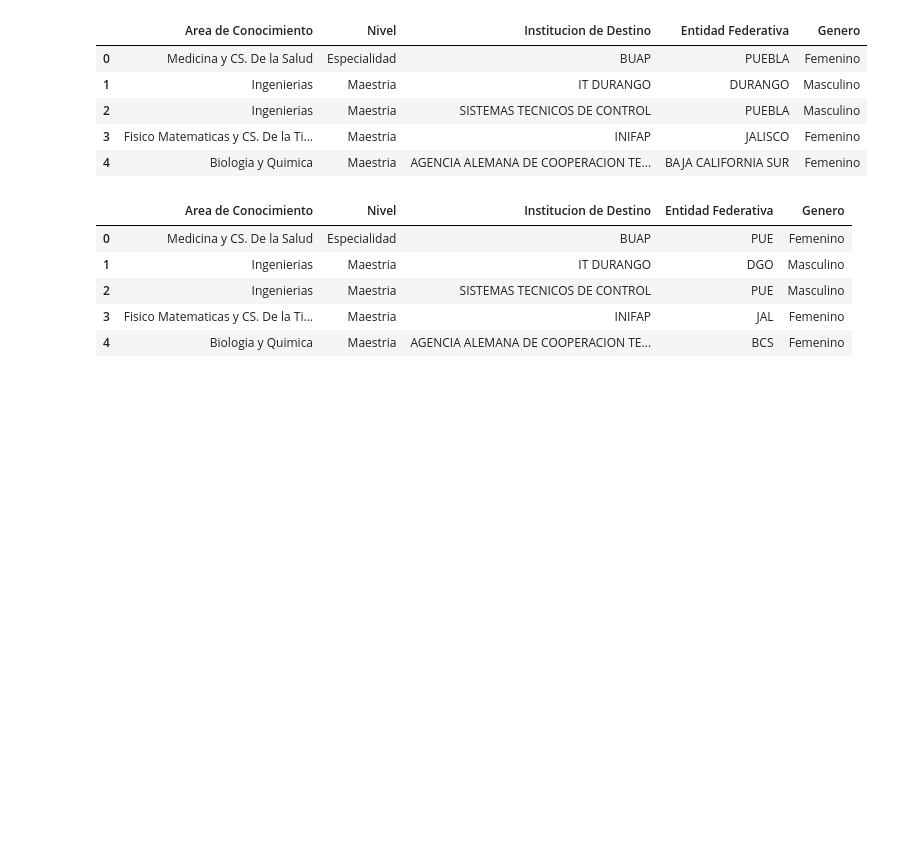
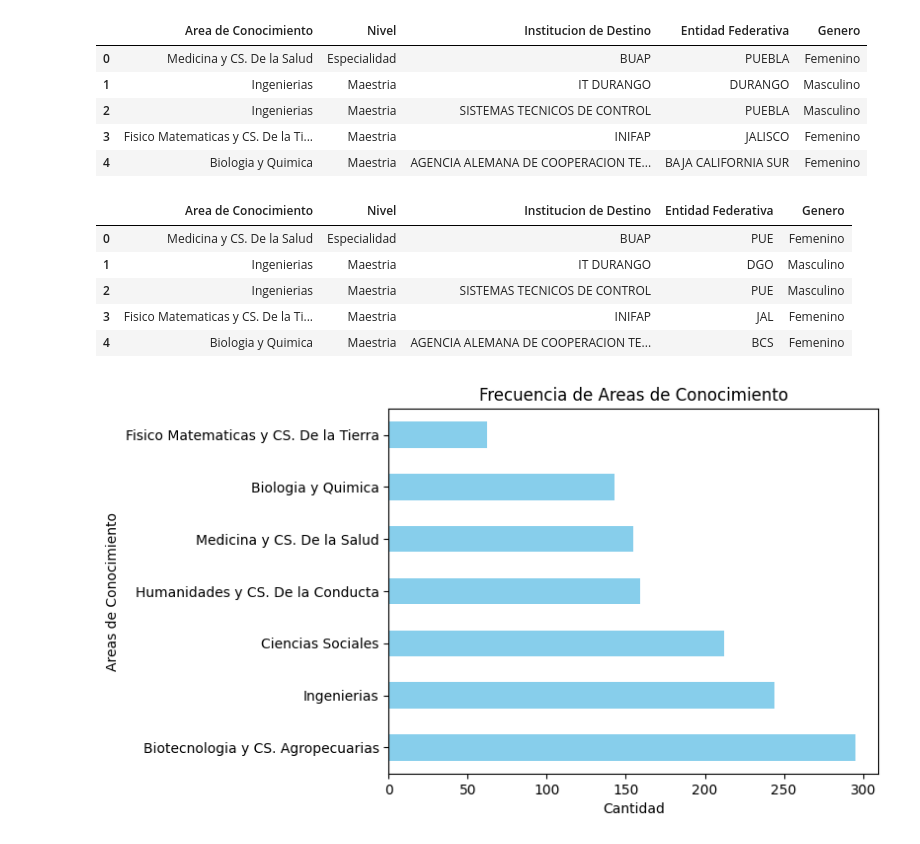
Before and after one commit to rochagose/eda-becas-mixtas-MX, a Jupyter notebook: EDABecasMexMixt.ipynb, the cells around one changed output. Drawn from its saved outputs; the diff is of its cells as text; code cells hidden in the pictures; blank space fills up the shorter version.

Commit message:
Graficas de barra

```diff
--- a/EDABecasMexMixt.ipynb
+++ b/EDABecasMexMixt.ipynb
@@ -270,3 +270,13 @@ df.head()
 | 2 | Ingenierias | Maestria | SISTEMAS TECNICOS DE CONTROL | PUE | Masculino |
 | 3 | Fisico Matematicas y CS. De la Ti... | Maestria | INIFAP | JAL | Femenino |
 | 4 | Biologia y Quimica | Maestria | AGENCIA ALEMANA DE COOPERACION TE... | BCS | Femenino |
+# %%
+#Grafica de barras: Areas de conocimiento
+x = df['Area de Conocimiento'].value_counts()
+x.plot(kind='barh', color='skyblue')
+plt.xlabel('Cantidad')
+plt.ylabel('Areas de Conocimiento')
+plt.title('Frecuencia de Areas de Conocimiento')
+plt.show()
+# %% [output]
+[figure, added]
```
Also changed, not shown: parts of 1 cell of this notebook.
